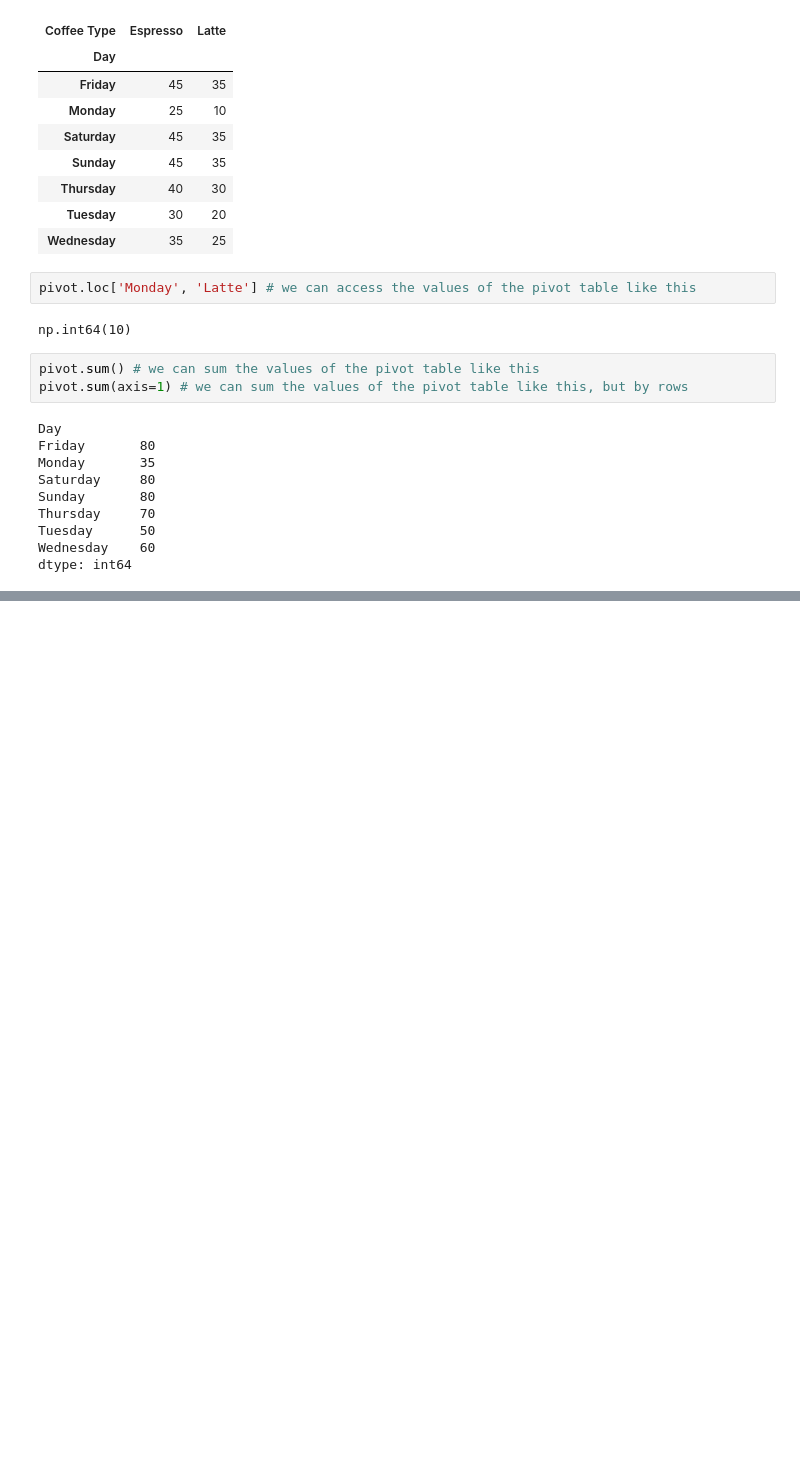
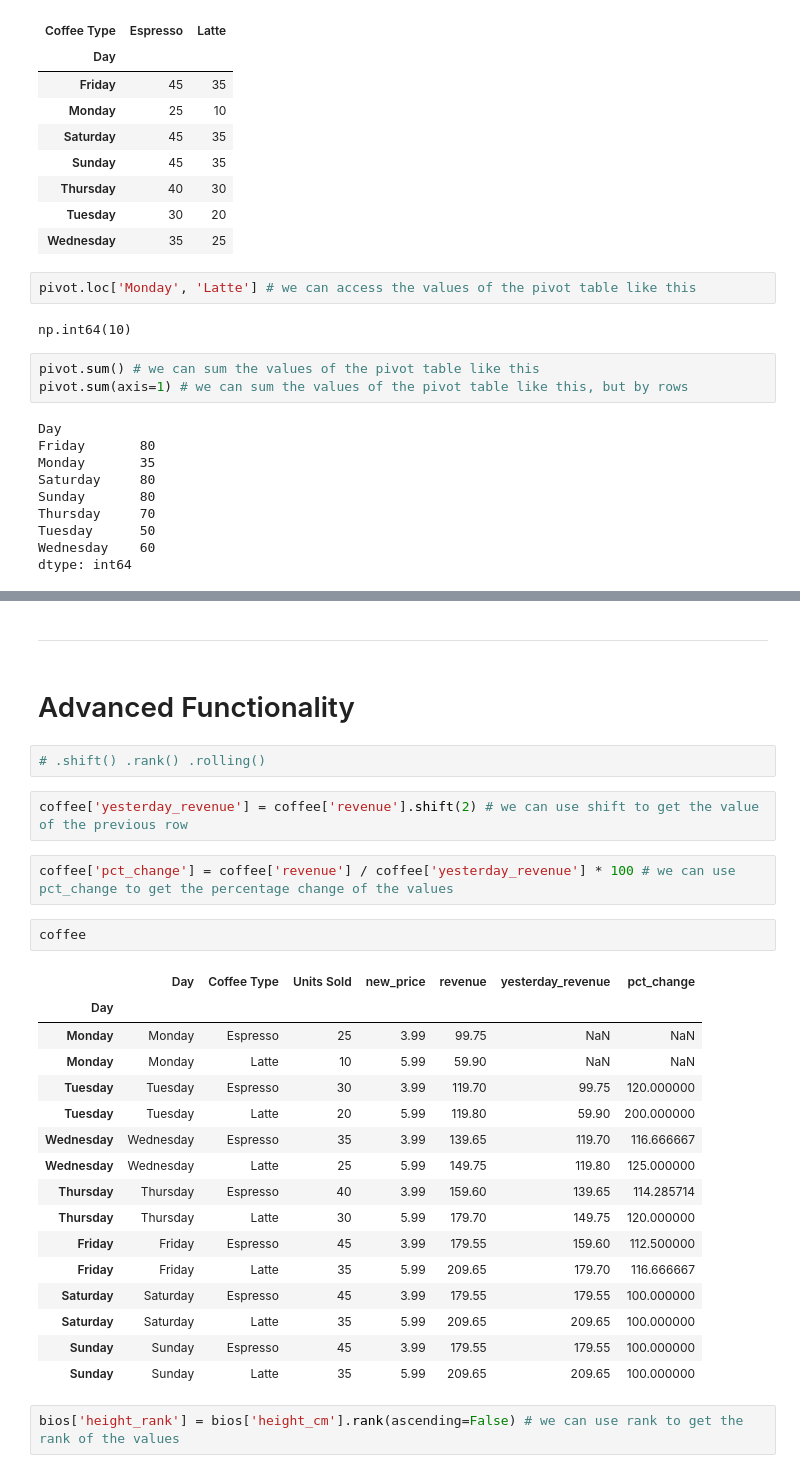
Before and after one commit to J3SSY-ANDU/Food-Delivery-Data-Analysis, a Jupyter notebook: notebooks/pandas_tutorial.ipynb, the cells around one changed output, grey strips where cells are left out. Saved outputs shown, nothing was run; the diff lists cells and outputs as text; blank space fills up the shorter version.

Commit message:
pandas tutorial advanced functionalities

```diff
--- a/notebooks/pandas_tutorial.ipynb
+++ b/notebooks/pandas_tutorial.ipynb
@@ -879,0 +892,31 @@ TypeError: unhashable type: 'Series'
+# %% [markdown]
+---
+# %% [markdown]
+# Advanced Functionality
+# %%
+# .shift() .rank() .rolling()
+# %%
+coffee['yesterday_revenue'] = coffee['revenue'].shift(2) # we can use shift to get the value of the previous row
+# %%
+coffee['pct_change'] = coffee['revenue'] / coffee['yesterday_revenue'] * 100 # we can use pct_change to get the percentage change of the values
+# %%
+coffee
+# %% [output]
+|  | Day | Coffee Type | Units Sold | new_price | revenue | yesterday_revenue | pct_change |
+| Day |  |  |  |  |  |  |  |
+| Monday | Monday | Espresso | 25 | 3.99 | 99.75 | NaN | NaN |
+| Monday | Monday | Latte | 10 | 5.99 | 59.90 | NaN | NaN |
+| Tuesday | Tuesday | Espresso | 30 | 3.99 | 119.70 | 99.75 | 120.000000 |
+| Tuesday | Tuesday | Latte | 20 | 5.99 | 119.80 | 59.90 | 200.000000 |
+| Wednesday | Wednesday | Espresso | 35 | 3.99 | 139.65 | 119.70 | 116.666667 |
+| Wednesday | Wednesday | Latte | 25 | 5.99 | 149.75 | 119.80 | 125.000000 |
+| Thursday | Thursday | Espresso | 40 | 3.99 | 159.60 | 139.65 | 114.285714 |
+| Thursday | Thursday | Latte | 30 | 5.99 | 179.70 | 149.75 | 120.000000 |
+| Friday | Friday | Espresso | 45 | 3.99 | 179.55 | 159.60 | 112.500000 |
+| Friday | Friday | Latte | 35 | 5.99 | 209.65 | 179.70 | 116.666667 |
+| Saturday | Saturday | Espresso | 45 | 3.99 | 179.55 | 179.55 | 100.000000 |
+| Saturday | Saturday | Latte | 35 | 5.99 | 209.65 | 209.65 | 100.000000 |
+| Sunday | Sunday | Espresso | 45 | 3.99 | 179.55 | 179.55 | 100.000000 |
+| Sunday | Sunday | Latte | 35 | 5.99 | 209.65 | 209.65 | 100.000000 |
+# %%
+bios['height_rank'] = bios['height_cm'].rank(ascending=False) # we can use rank to get the rank of the values
```
Also changed, not shown: parts of 7 cells of this notebook.
